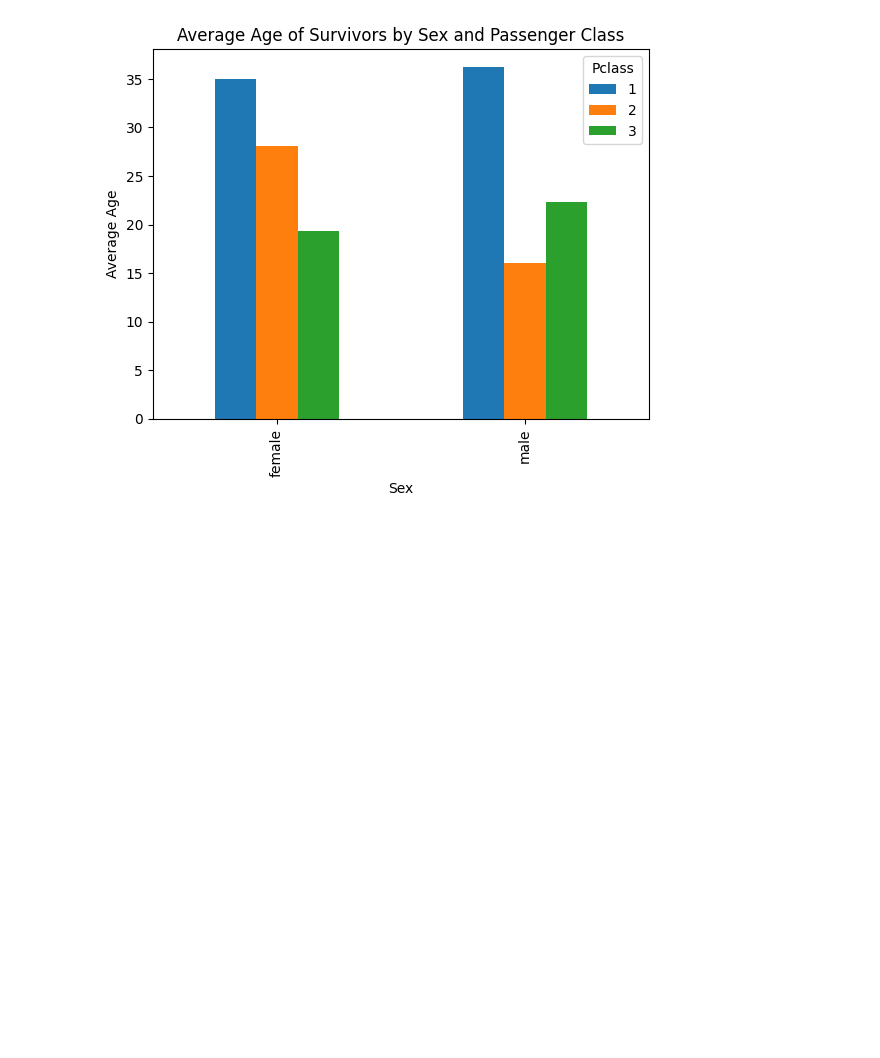
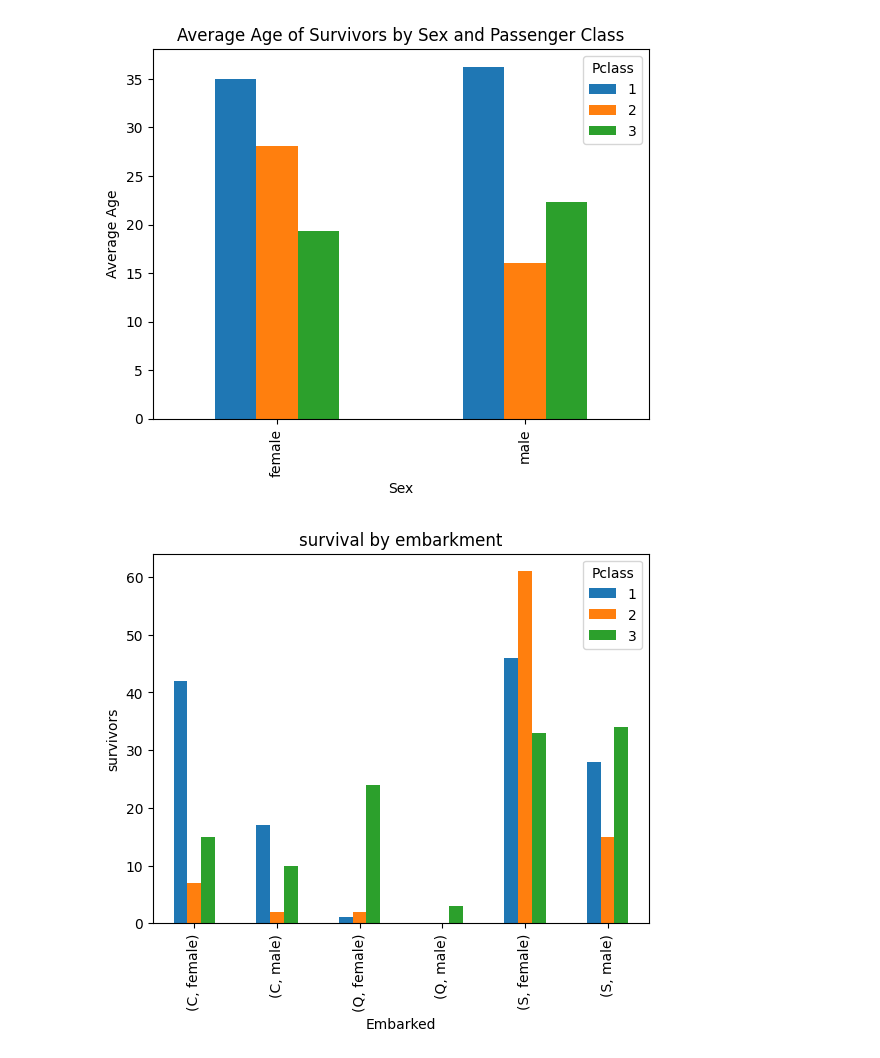
Before and after one commit to Annie578/Titanic_Survivors_Analysis, a Jupyter notebook: titanic.ipynb, the cells around one changed output. Drawn from its saved outputs; the diff is of its cells as text; code cells hidden in the pictures; blank space fills up the shorter version.

Commit message:
new plots by relatioships and

```diff
--- a/titanic.ipynb
+++ b/titanic.ipynb
@@ -160,3 +168,15 @@ plt.legend(title='Pclass')
 plt.show()
 # %% [output]
 [figure]
+# %%
+#survivors by embarkment
+sur_emb = survivors.groupby(["Embarked","Sex","Pclass"]).size().unstack()
+
+sur_emb.plot(kind = 'bar')
+plt.title("survival by embarkment")
+plt.ylabel('survivors')
+plt.xlabel('Embarked')
+plt.legend(title='Pclass')
+plt.show()
+# %% [output]
+[figure, added]
```
Also changed, not shown: parts of 2 cells of this notebook, 1 other file.
